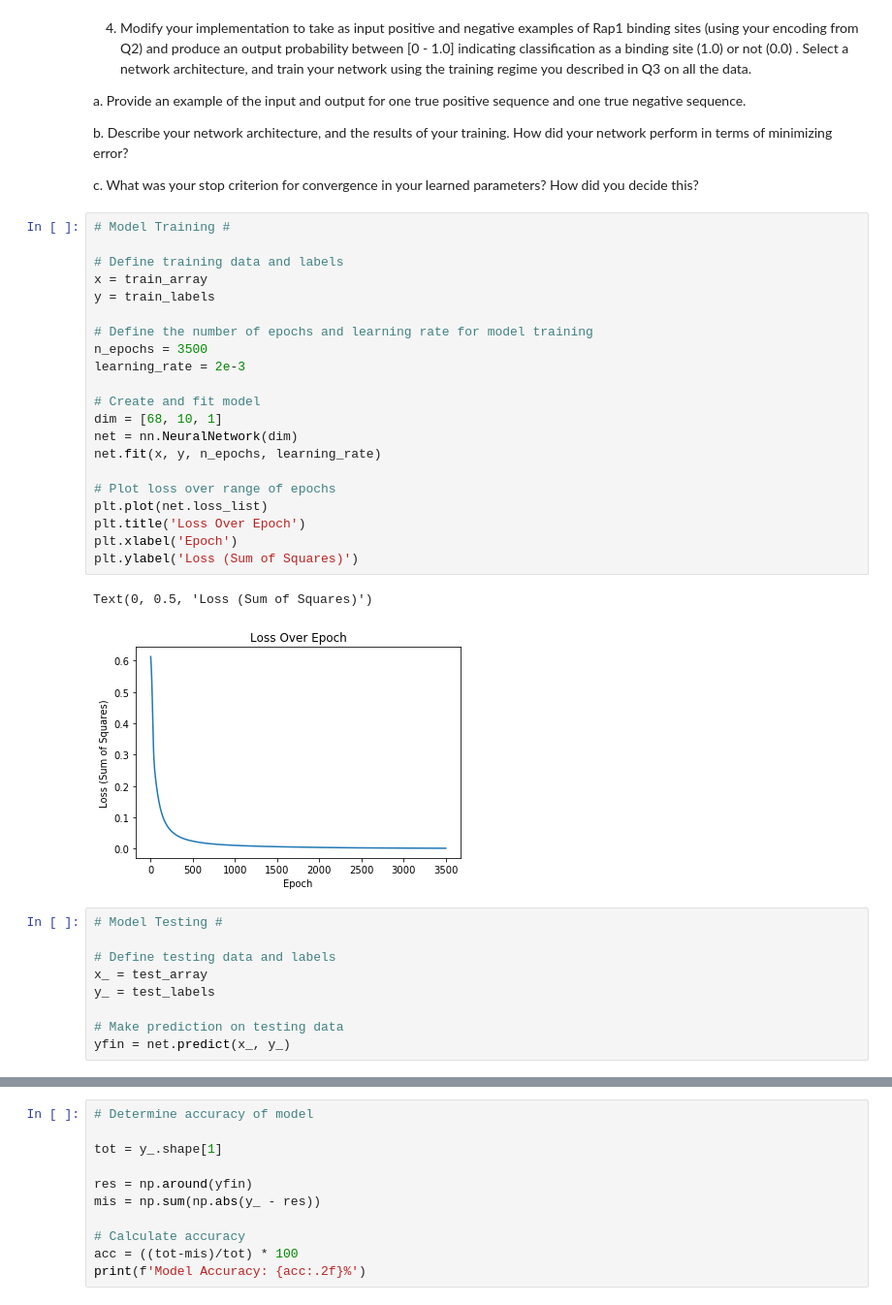
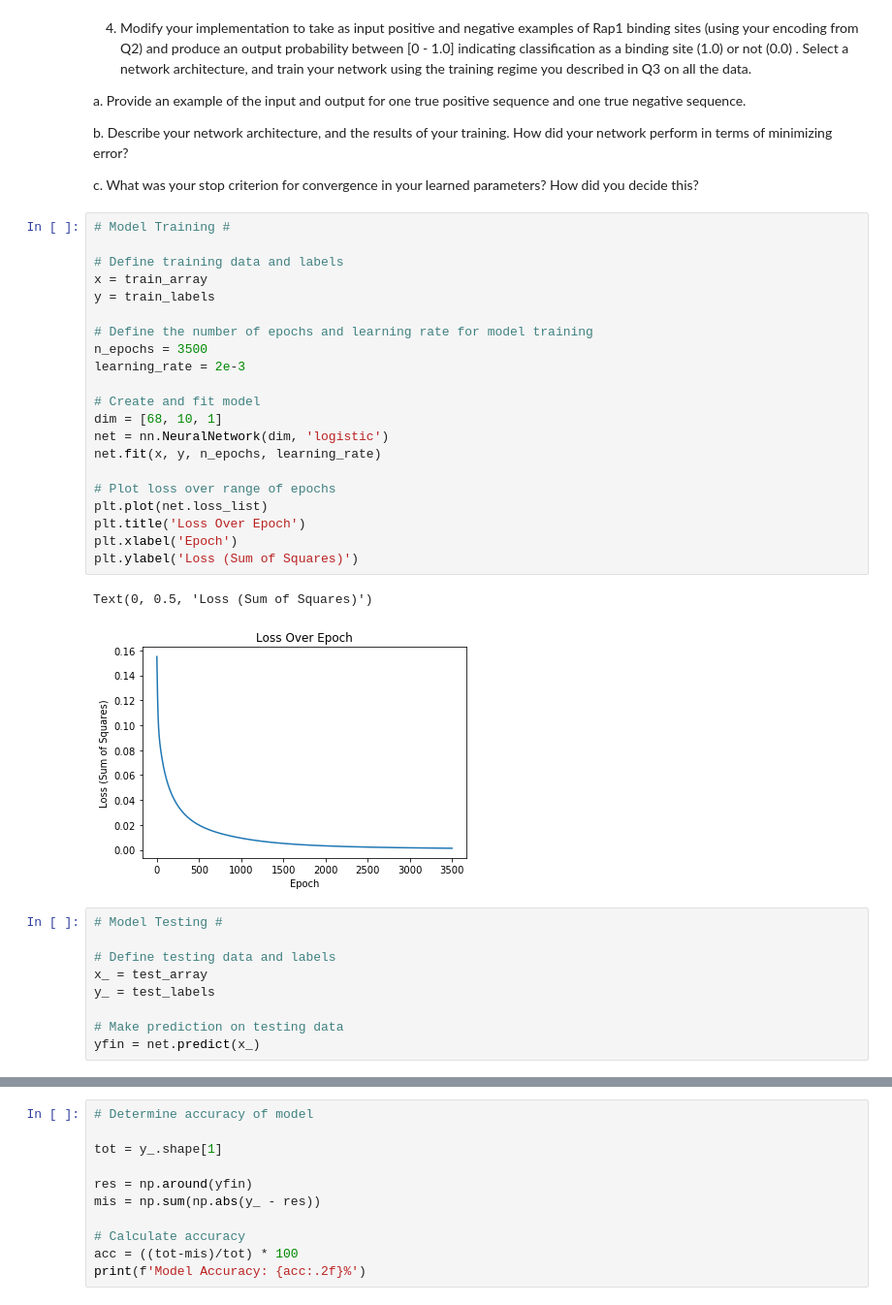
Before and after one commit to zagerpatrick/Project3, a Jupyter notebook: Patrick_Zager_BMI203_HW3.ipynb, the cells around one changed output, grey strips where cells are left out. Shown: that part at 97% size. Drawn from its saved outputs; the diff is of its cells as text.

```diff
--- a/Patrick_Zager_BMI203_HW3.ipynb
+++ b/Patrick_Zager_BMI203_HW3.ipynb
@@ -198,27 +198,27 @@ did you decide this?
 # %%
 # Model Training #
 
 # Define training data and labels
 x = train_array
 y = train_labels
 
 # Define the number of epochs and learning rate for model training
 n_epochs = 3500
 learning_rate = 2e-3
 
 # Create and fit model
 dim = [68, 10, 1]
-net = nn.NeuralNetwork(dim)
+net = nn.NeuralNetwork(dim, 'logistic')
 net.fit(x, y, n_epochs, learning_rate)
 
 # Plot loss over range of epochs
 plt.plot(net.loss_list)
 plt.title('Loss Over Epoch')
 plt.xlabel('Epoch')
 plt.ylabel('Loss (Sum of Squares)')
 # %% [output]
 Text(0, 0.5, 'Loss (Sum of Squares)')
-[figure, old version]
+[figure, new version]
 # %%
 # Model Testing #
 
@@ -227,5 +227,5 @@ x_ = test_array
 y_ = test_labels
 
 # Make prediction on testing data
-yfin = net.predict(x_, y_)
+yfin = net.predict(x_)
 # %%
```
Also changed, not shown: parts of 24 cells of this notebook, 5 other files.
